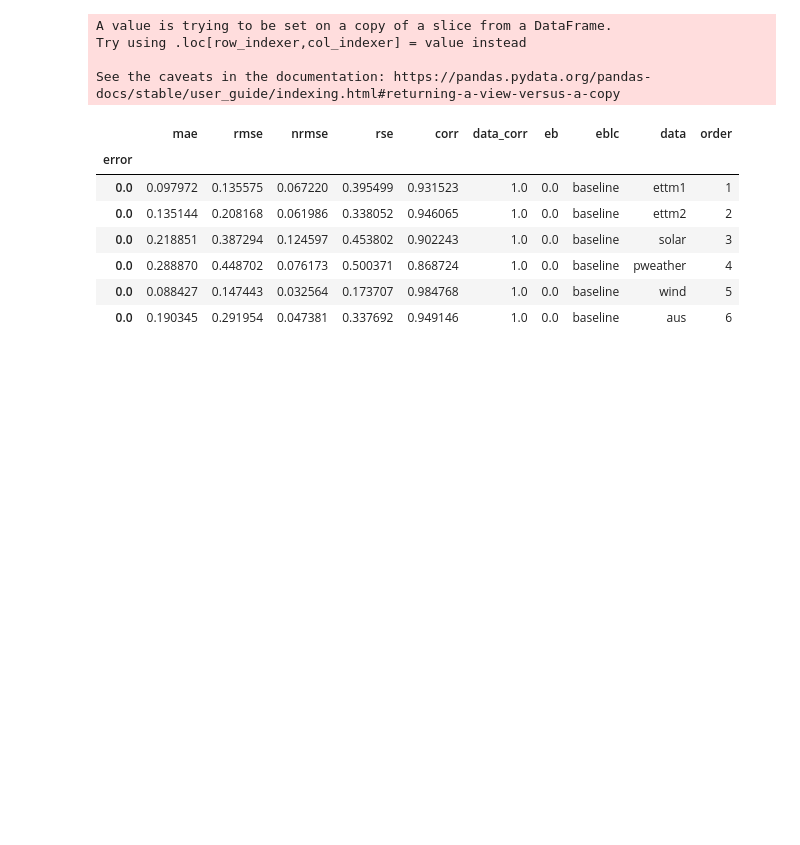
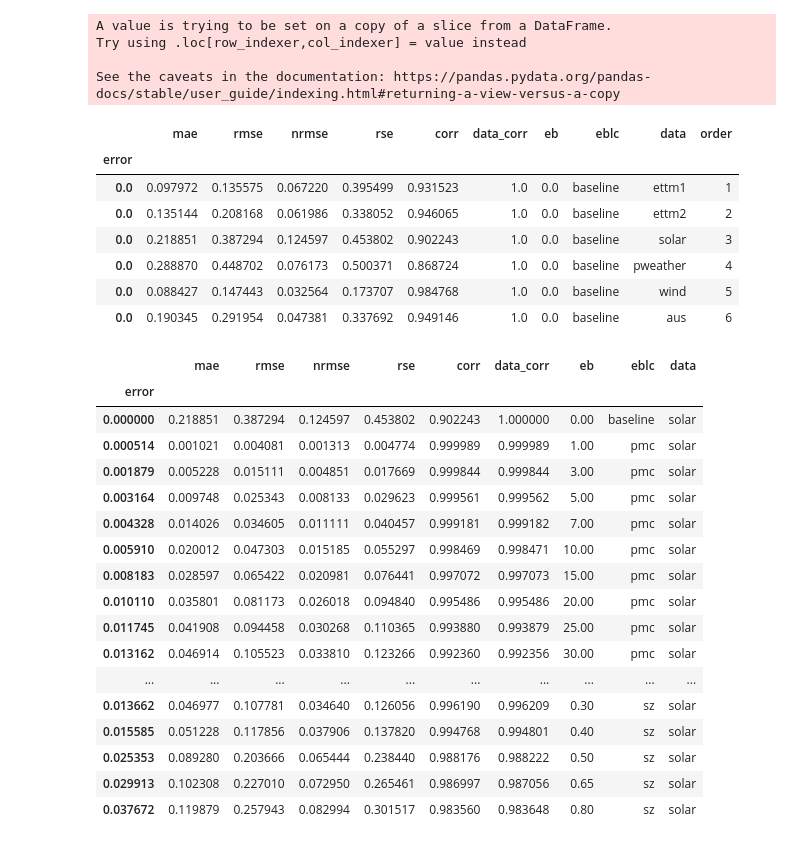
Before and after one commit to cmcuza/EvalImpLSTS, a Jupyter notebook: notebooks/xgboost_metrics_by_error.ipynb, the cells around one changed output. Drawn from its saved outputs; the diff is of its cells as text; code cells hidden in the pictures; blank space fills up the shorter version.

```diff
--- a/notebooks/xgboost_metrics_by_error.ipynb
+++ b/notebooks/xgboost_metrics_by_error.ipynb
@@ -247,8 +247,6 @@ for data in ['ettm1', 'ettm2', 'pweather', 'aus', 'solar', 'wind']:
                                                                      target_ot=target_variables_map[data] if eblc == 'sz' else target_variables_map[data].replace(' ', '_'),
                                                                      ebs_values=bounds[3] if eblc == 'sz' else bounds[2])
         elif 'wind' in data:
-            if eblc == 'sz':
-                continue
             baseline_results = get_baseline('xgboost', data)
             forecasting_results, dec_error = get_forecasting_results(model='xgboost',
                                                                      data_file=f'{data}_output_data_points.parquet',
@@ -311,3 +309,24 @@ See the caveats in the documentation: https://pandas.pydata.org/pandas-docs/stab
 | 0.0 | 0.288870 | 0.448702 | 0.076173 | 0.500371 | 0.868724 | 1.0 | 0.0 | baseline | pweather | 4 |
 | 0.0 | 0.088427 | 0.147443 | 0.032564 | 0.173707 | 0.984768 | 1.0 | 0.0 | baseline | wind | 5 |
 | 0.0 | 0.190345 | 0.291954 | 0.047381 | 0.337692 | 0.949146 | 1.0 | 0.0 | baseline | aus | 6 |
+# %%
+all_results[all_results.data == 'solar']
+# %% [output]
+|  | mae | rmse | nrmse | rse | corr | data_corr | eb | eblc | data |
+| error |  |  |  |  |  |  |  |  |  |
+| 0.000000 | 0.218851 | 0.387294 | 0.124597 | 0.453802 | 0.902243 | 1.000000 | 0.00 | baseline | solar |
+| 0.000514 | 0.001021 | 0.004081 | 0.001313 | 0.004774 | 0.999989 | 0.999989 | 1.00 | pmc | solar |
+| 0.001879 | 0.005228 | 0.015111 | 0.004851 | 0.017669 | 0.999844 | 0.999844 | 3.00 | pmc | solar |
+| 0.003164 | 0.009748 | 0.025343 | 0.008133 | 0.029623 | 0.999561 | 0.999562 | 5.00 | pmc | solar |
+| 0.004328 | 0.014026 | 0.034605 | 0.011111 | 0.040457 | 0.999181 | 0.999182 | 7.00 | pmc | solar |
+| 0.005910 | 0.020012 | 0.047303 | 0.015185 | 0.055297 | 0.998469 | 0.998471 | 10.00 | pmc | solar |
+| 0.008183 | 0.028597 | 0.065422 | 0.020981 | 0.076441 | 0.997072 | 0.997073 | 15.00 | pmc | solar |
+| 0.010110 | 0.035801 | 0.081173 | 0.026018 | 0.094840 | 0.995486 | 0.995486 | 20.00 | pmc | solar |
+| 0.011745 | 0.041908 | 0.094458 | 0.030268 | 0.110365 | 0.993880 | 0.993879 | 25.00 | pmc | solar |
+| 0.013162 | 0.046914 | 0.105523 | 0.033810 | 0.123266 | 0.992360 | 0.992356 | 30.00 | pmc | solar |
+| ... | ... | ... | ... | ... | ... | ... | ... | ... | ... |
+| 0.013662 | 0.046977 | 0.107781 | 0.034640 | 0.126056 | 0.996190 | 0.996209 | 0.30 | sz | solar |
+| 0.015585 | 0.051228 | 0.117856 | 0.037906 | 0.137820 | 0.994768 | 0.994801 | 0.40 | sz | solar |
+| 0.025353 | 0.089280 | 0.203666 | 0.065444 | 0.238440 | 0.988176 | 0.988222 | 0.50 | sz | solar |
+| 0.029913 | 0.102308 | 0.227010 | 0.072950 | 0.265461 | 0.986997 | 0.987056 | 0.65 | sz | solar |
+| 0.037672 | 0.119879 | 0.257943 | 0.082994 | 0.301517 | 0.983560 | 0.983648 | 0.80 | sz | solar |
```
Also changed, not shown: 12 other files.
